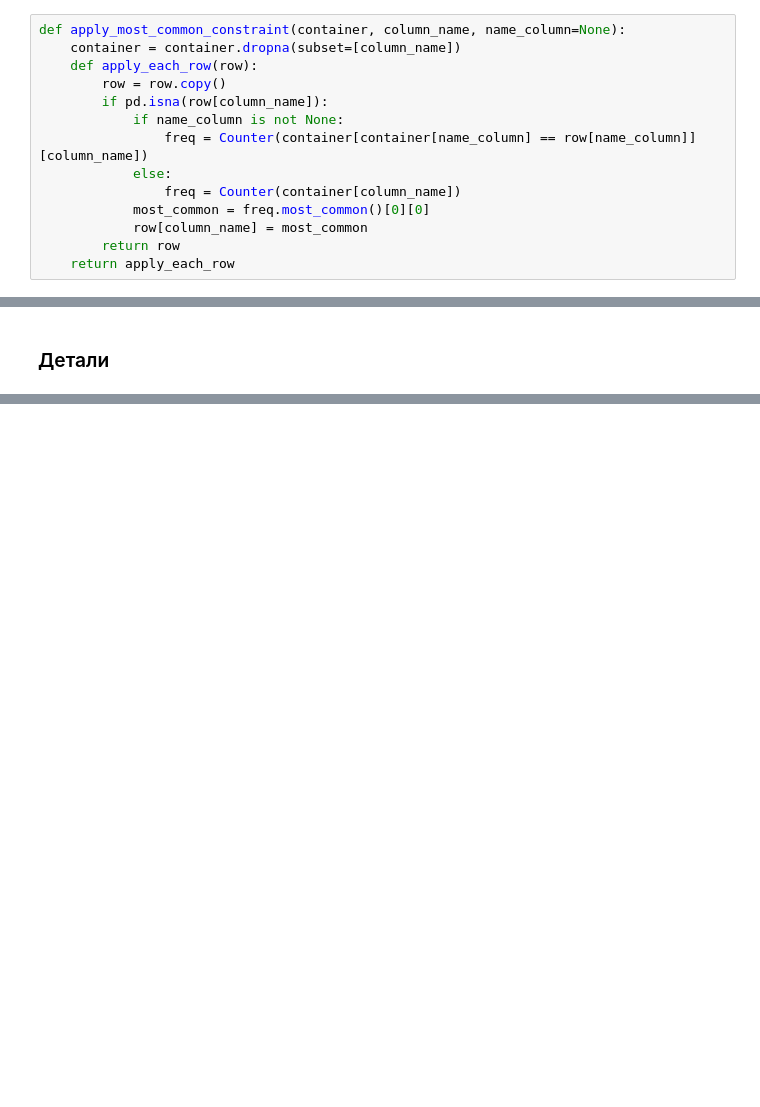
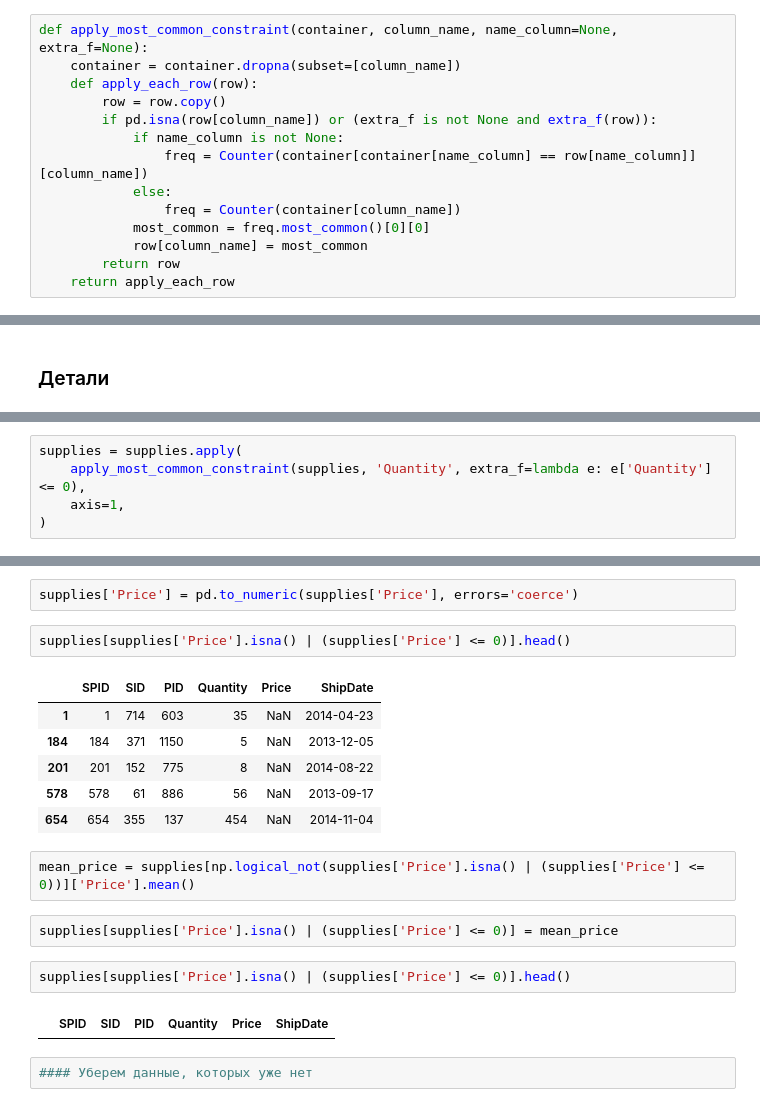
Before and after one commit to eecs-susu/analytical-information-processing, a Jupyter notebook: Data Warehouse and OLAP/scripts/xlsx_converter.ipynb, the cells around one changed output, grey strips where cells are left out. Saved outputs shown, nothing was run; the diff lists cells and outputs as text; blank space fills up the shorter version.

```diff
--- a/Data Warehouse and OLAP/scripts/xlsx_converter.ipynb
+++ b/Data Warehouse and OLAP/scripts/xlsx_converter.ipynb
@@ -39,11 +39,11 @@ providers[providers['SCity'].isna()]
 | 780 | 780 | ООО "Эльтадор-М" | NaN | Родькина 47 | 1.0 |
 | 1020 | 1020 | СлавКабель | NaN | Литовская 31 | 1.0 |
 # %%
-def apply_most_common_constraint(container, column_name, name_column=None):
+def apply_most_common_constraint(container, column_name, name_column=None, extra_f=None):
     container = container.dropna(subset=[column_name])
     def apply_each_row(row):
         row = row.copy()
-        if pd.isna(row[column_name]):
+        if pd.isna(row[column_name]) or (extra_f is not None and extra_f(row)):
             if name_column is not None:
                 freq = Counter(container[container[name_column] == row[name_column]][column_name])
             else:
@@ -131,0 +220,5 @@ providers[np.logical_not(providers['Risk'].isin(possible_risks))]
+# %%
+supplies = supplies.apply(
+    apply_most_common_constraint(supplies, 'Quantity', extra_f=lambda e: e['Quantity'] <= 0),
+    axis=1,
+)
@@ -131,0 +232,21 @@ providers[np.logical_not(providers['Risk'].isin(possible_risks))]
+# %%
+supplies['Price'] = pd.to_numeric(supplies['Price'], errors='coerce')
+# %%
+supplies[supplies['Price'].isna() | (supplies['Price'] <= 0)].head()
+# %% [output]
+|  | SPID | SID | PID | Quantity | Price | ShipDate |
+| 1 | 1 | 714 | 603 | 35 | NaN | 2014-04-23 |
+| 184 | 184 | 371 | 1150 | 5 | NaN | 2013-12-05 |
+| 201 | 201 | 152 | 775 | 8 | NaN | 2014-08-22 |
+| 578 | 578 | 61 | 886 | 56 | NaN | 2013-09-17 |
+| 654 | 654 | 355 | 137 | 454 | NaN | 2014-11-04 |
+# %%
+mean_price = supplies[np.logical_not(supplies['Price'].isna() | (supplies['Price'] <= 0))]['Price'].mean()
+# %%
+supplies[supplies['Price'].isna() | (supplies['Price'] <= 0)] = mean_price
+# %%
+supplies[supplies['Price'].isna() | (supplies['Price'] <= 0)].head()
+# %% [output]
+|  | SPID | SID | PID | Quantity | Price | ShipDate |
+# %%
+#### Уберем данные, которых уже нет
```
Also changed, not shown: parts of 42 cells of this notebook.
